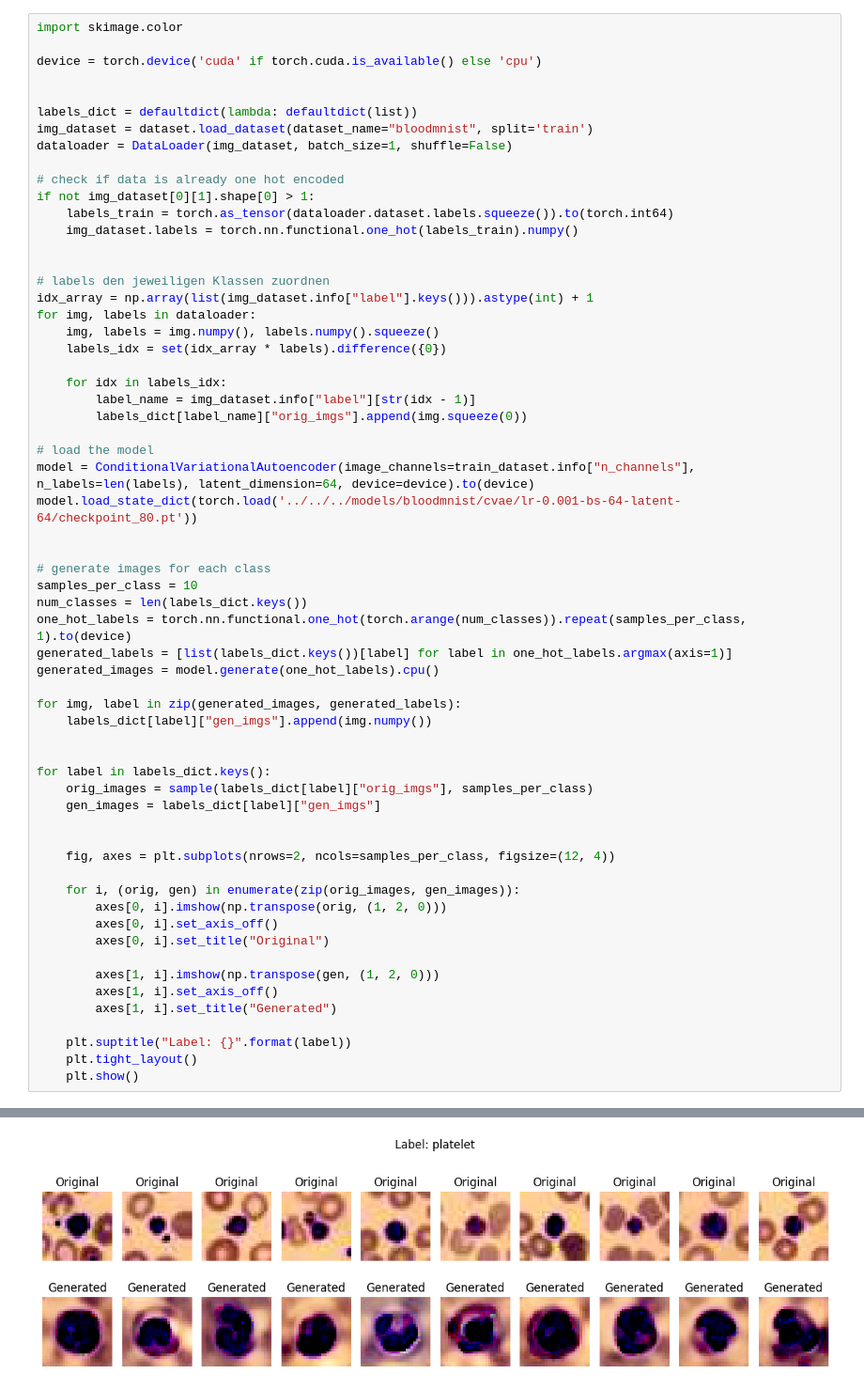
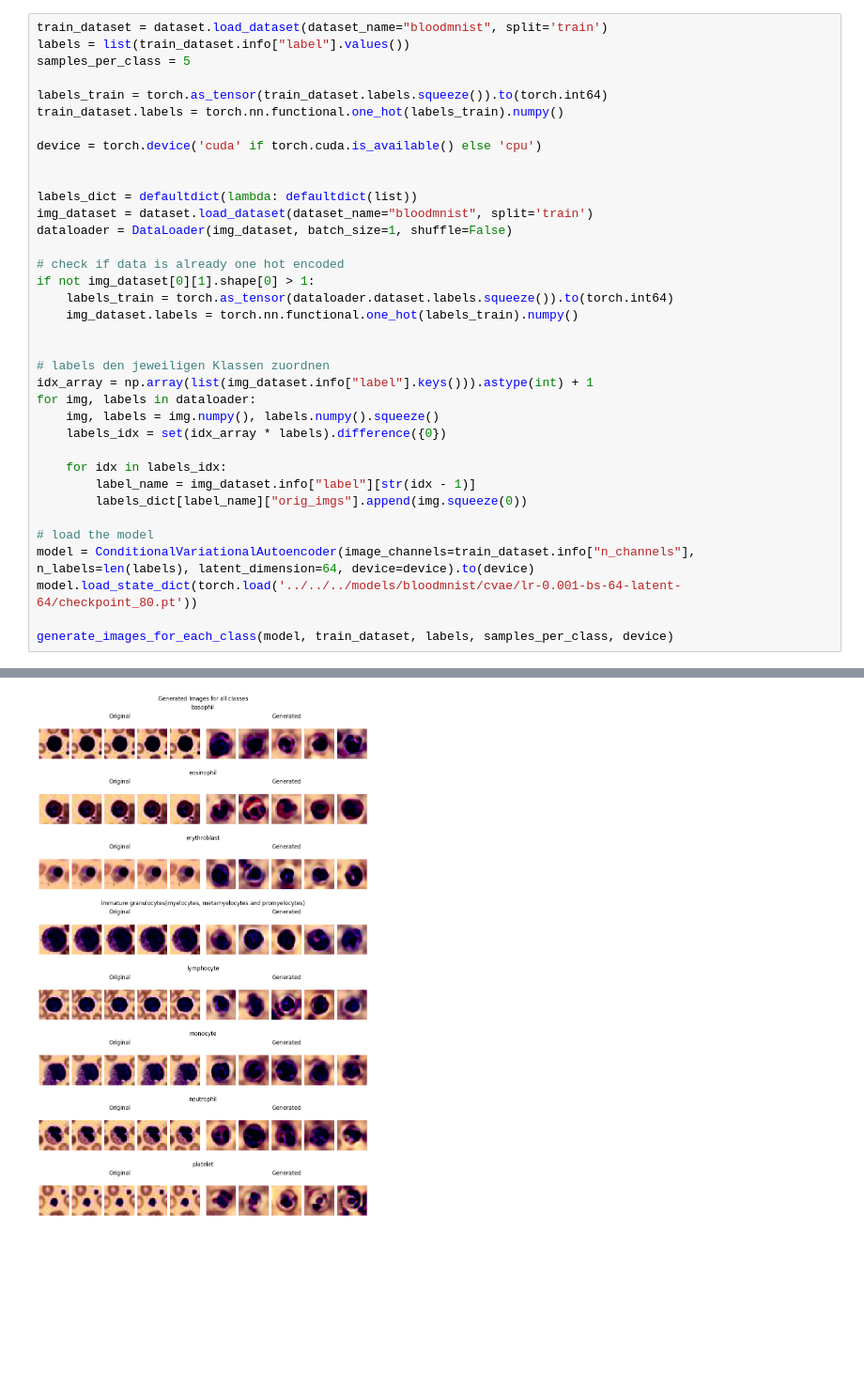
Before and after one commit to bjarnege/VAE-based-Medical-Image-Generator, a Jupyter notebook: src/vae_based_medical_image_generator/notebooks/evaluation.ipynb, the cells around one changed output, grey strips where cells are left out. Shown: that part at 94% size. Drawn from its saved outputs; the diff is of its cells as text; blank space fills up the shorter version.

```diff
--- a/src/vae_based_medical_image_generator/notebooks/evaluation.ipynb
+++ b/src/vae_based_medical_image_generator/notebooks/evaluation.ipynb
@@ -92,5 +83,10 @@ Using downloaded and verified file: /home/workstation/.medmnist/chestmnist.npz
 # %%
-import skimage.color
+train_dataset = dataset.load_dataset(dataset_name="bloodmnist", split='train')
+labels = list(train_dataset.info["label"].values())
+samples_per_class = 5
+
+labels_train = torch.as_tensor(train_dataset.labels.squeeze()).to(torch.int64)
+train_dataset.labels = torch.nn.functional.one_hot(labels_train).numpy()
 
 device = torch.device('cuda' if torch.cuda.is_available() else 'cpu')
 
@@ -119,37 +115,7 @@ for img, labels in dataloader:
 model = ConditionalVariationalAutoencoder(image_channels=train_dataset.info["n_channels"], n_labels=len(labels), latent_dimension=64, device=device).to(device)
 model.load_state_dict(torch.load('../../../models/bloodmnist/cvae/lr-0.001-bs-64-latent-64/checkpoint_80.pt'))
 
-
-# generate images for each class
-samples_per_class = 10
-num_classes = len(labels_dict.keys())
-one_hot_labels = torch.nn.functional.one_hot(torch.arange(num_classes)).repeat(samples_per_class, 1).to(device)
-generated_labels = [list(labels_dict.keys())[label] for label in one_hot_labels.argmax(axis=1)]
-generated_images = model.generate(one_hot_labels).cpu()
-
-for img, label in zip(generated_images, generated_labels):
-    labels_dict[label]["gen_imgs"].append(img.numpy())
-
-
-for label in labels_dict.keys():
-    orig_images = sample(labels_dict[label]["orig_imgs"], samples_per_class)
-    gen_images = labels_dict[label]["gen_imgs"]
-
-
-    fig, axes = plt.subplots(nrows=2, ncols=samples_per_class, figsize=(12, 4))
-
-    for i, (orig, gen) in enumerate(zip(orig_images, gen_images)):
-        axes[0, i].imshow(np.transpose(orig, (1, 2, 0)))
-        axes[0, i].set_axis_off()
-        axes[0, i].set_title("Original")
-
-        axes[1, i].imshow(np.transpose(gen, (1, 2, 0)))
-        axes[1, i].set_axis_off()
-        axes[1, i].set_title("Generated")
-
-    plt.suptitle("Label: {}".format(label))
-    plt.tight_layout()
-    plt.show()
+generate_images_for_each_class(model, train_dataset, labels, samples_per_class, device)
 # %% [output]
 Using downloaded and verified file: /home/workstation/.medmnist/bloodmnist.npz
 Clipping input data to the valid range for imshow with RGB data ([0..1] for floats or [0..255] for integers).
@@ -165 +138 @@ Clipping input data to the valid range for imshow with RGB data ([0..1] for floa
-[figure, old version]
+[figure, new version]
```
Also changed, not shown: parts of 5 cells of this notebook, 1 other file.
